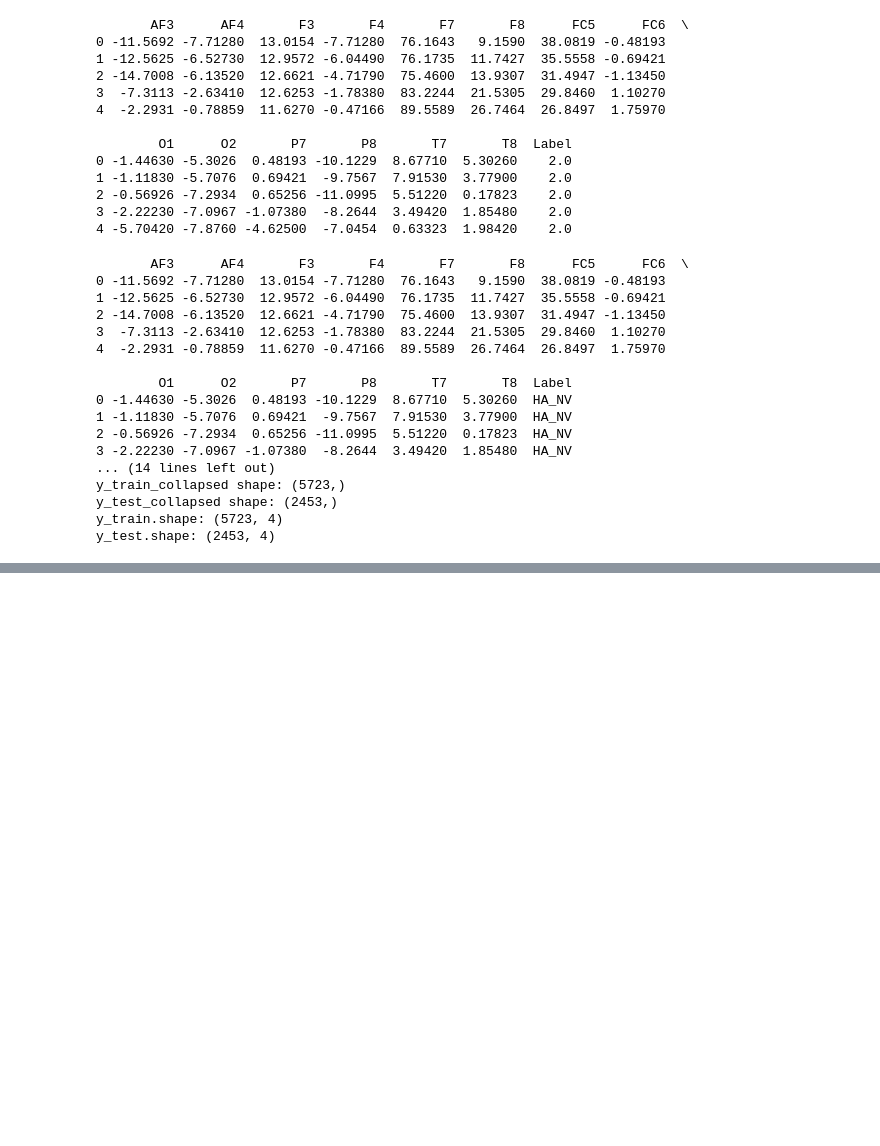
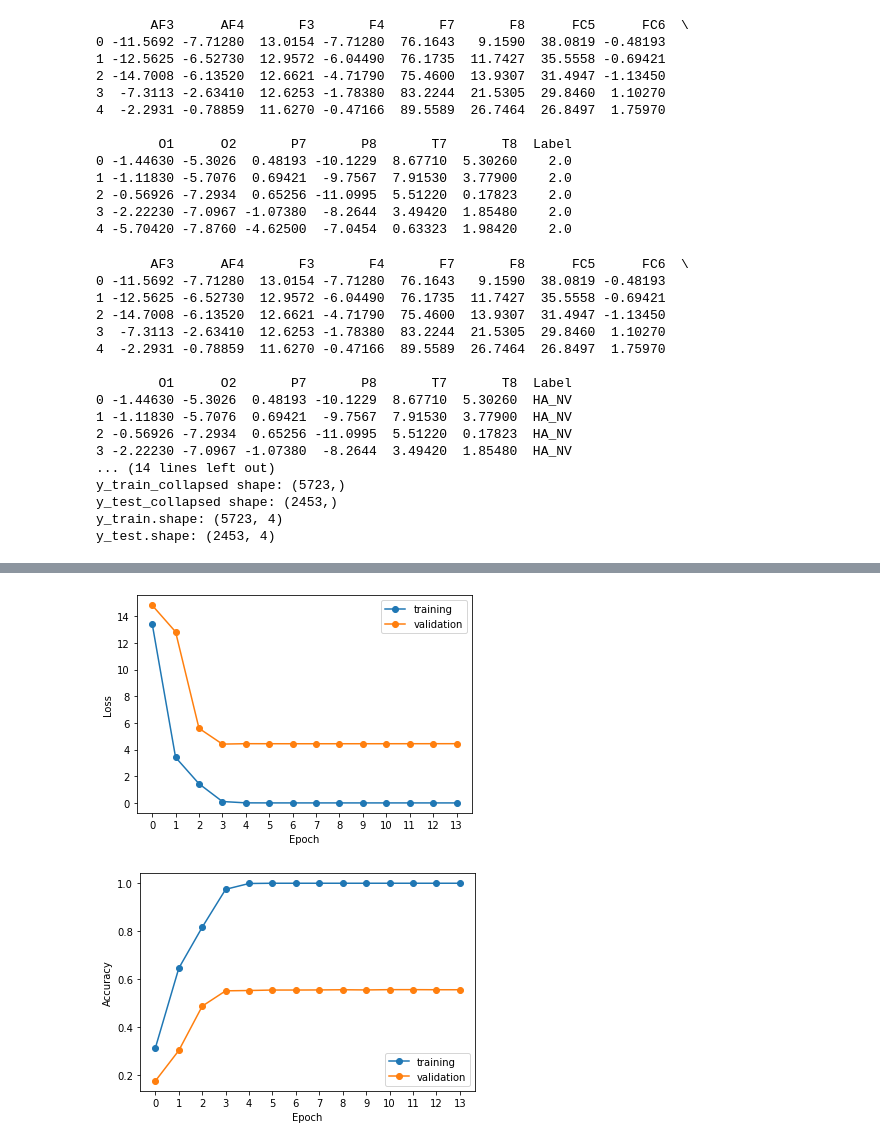
Before and after one commit to ronaldlee/eeg-feature-generation, a Jupyter notebook: LSTM_model_using_time_dimension_gameemo.ipynb, the cells around one changed output, grey strips where cells are left out. Drawn from its saved outputs; the diff is of its cells as text; code cells hidden in the pictures; blank space fills up the shorter version.

```diff
--- a/LSTM_model_using_time_dimension_gameemo.ipynb
+++ b/LSTM_model_using_time_dimension_gameemo.ipynb
@@ -135,10 +140,33 @@ y_train_collapsed shape: (5723,)
 y_test_collapsed shape: (2453,)
 y_train.shape: (5723, 4)
 y_test.shape: (2453, 4)
+# %%
+
+
+def plot_loss_history(history):
+  plt.ylabel('Loss')
+  plt.xlabel('Epoch')
+  plt.xticks(range(0, len(history['loss'] + 1)))
+  plt.plot(history['loss'], label="training", marker='o')
+  plt.plot(history['val_loss'], label="validation", marker='o')
+  plt.legend()
+  plt.show()
+
+def plot_accuracy_history(history):
+  plt.ylabel('Accuracy')
+  plt.xlabel('Epoch')
+  plt.xticks(range(0, len(history['accuracy'] + 1)))
+  plt.plot(history['accuracy'], label="training", marker='o')
+  plt.plot(history['val_accuracy'], label="validation", marker='o')
+  plt.legend()
+  plt.show()
 # %%
 def train_model(x_train, y_train,x_test,y_test, save_to, epoch, sample_size, num_of_features):
     strategy = tf.distribute.MirroredStrategy(devices=None)
     print('Number of devices: {}'.format(strategy.num_replicas_in_sync))
+
+    tf.keras.backend.clear_session()
+    tf.random.set_seed(0)
 
     with strategy.scope():
 
@@ -279,0 +309,8 @@ Epoch 00037: early stopping
+# %%
+
+history = pd.DataFrame(history.history)
+plot_loss_history(history)
+plot_accuracy_history(history)
+# %% [output]
+[figure, added]
+[figure, added]
```
Also changed, not shown: parts of 5 cells of this notebook, 4 other files.
